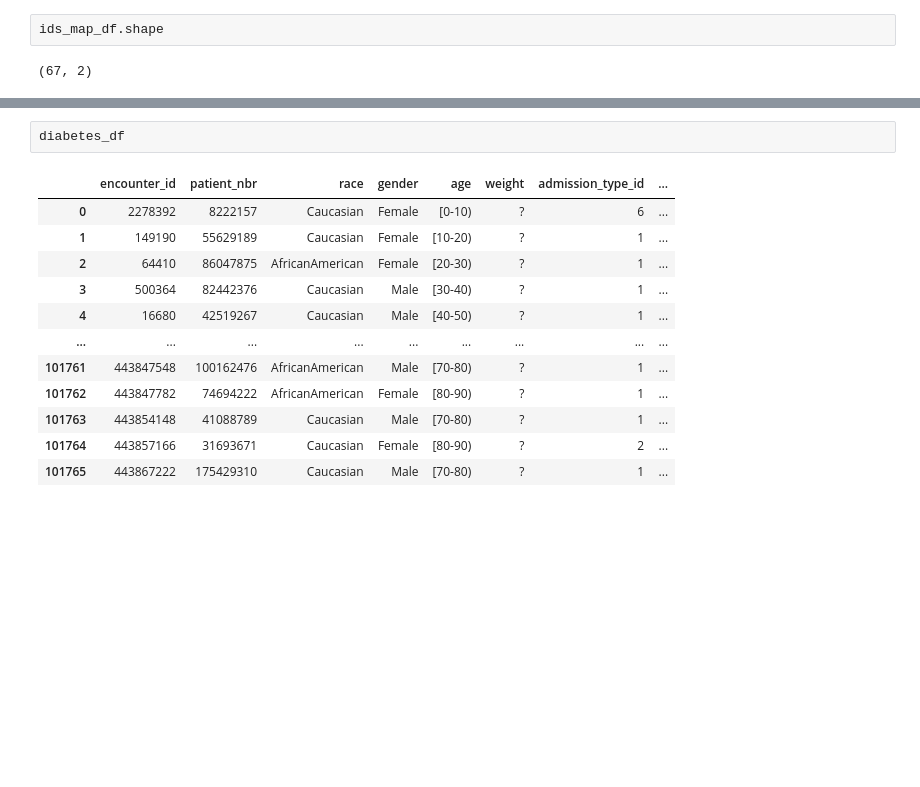
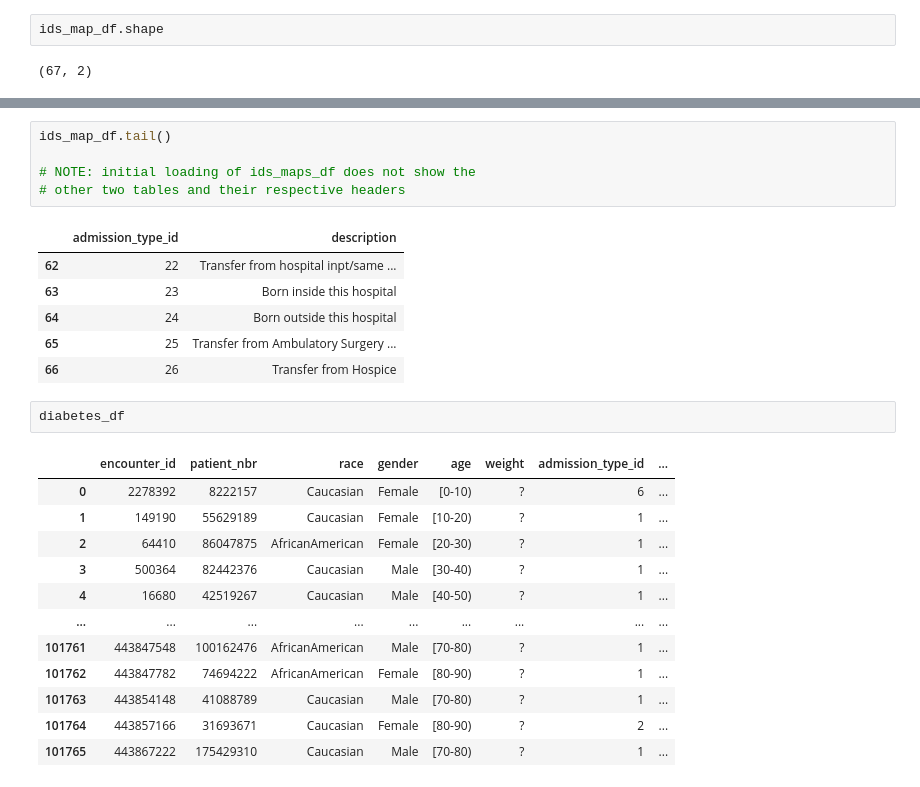
Before and after one commit to tosabrina/diabetes-capstone, a Jupyter notebook: notebook/diabetes_capstone.ipynb, the cells around one changed output, grey strips where cells are left out. Drawn from its saved outputs; the diff is of its cells as text; blank space fills up the shorter version.

```diff
--- a/notebook/diabetes_eda.ipynb
+++ b/notebook/diabetes_capstone.ipynb
@@ -31,3 +64,15 @@ ids_map_df.shape
+# %%
+ids_map_df.tail()
+
+# NOTE: initial loading of ids_maps_df does not show the
+# other two tables and their respective headers
+# %% [output]
+|  | admission_type_id | description |
+| 62 | 22 | Transfer from hospital inpt/same ... |
+| 63 | 23 | Born inside this hospital |
+| 64 | 24 | Born outside this hospital |
+| 65 | 25 | Transfer from Ambulatory Surgery ... |
+| 66 | 26 | Transfer from Hospice |
 # %%
 diabetes_df
 # %% [output]
```
Also changed, not shown: parts of 14 cells of this notebook, 1 other file.
